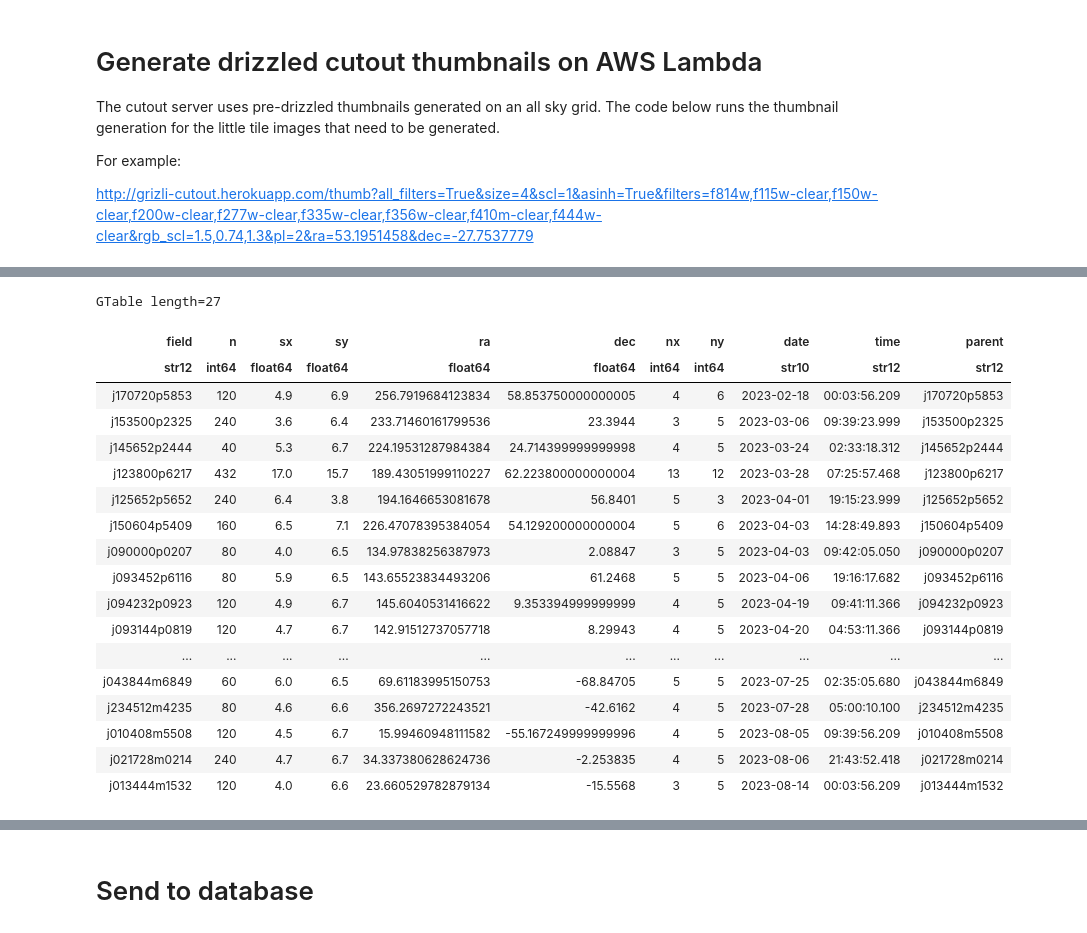
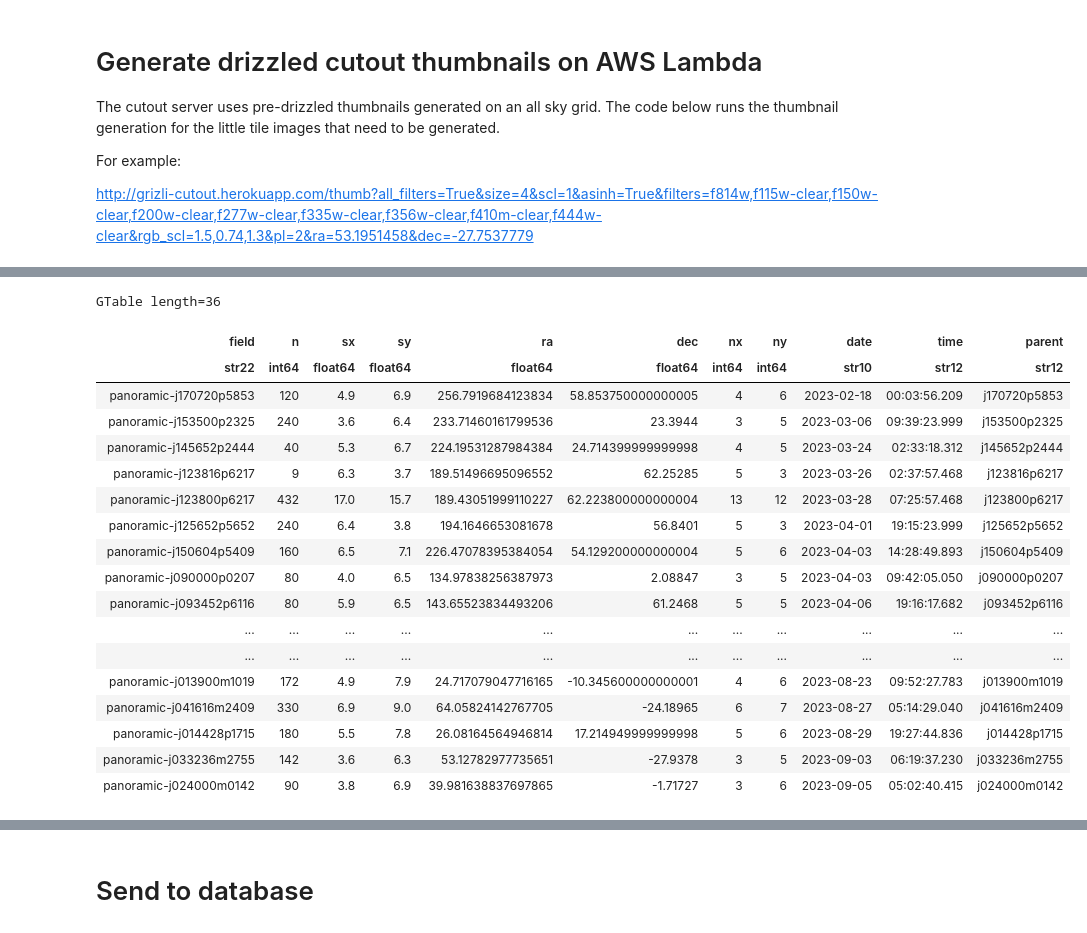
Before and after one commit to gbrammer/panoramic-jwst, a Jupyter notebook: Notebooks/step3-panoramic-mosaics.ipynb, the cells around one changed output, grey strips where cells are left out. Cells and saved outputs as stored; diff of their text form; code cells hidden in the pictures.

```diff
--- a/Notebooks/step3-panoramic-mosaics.ipynb
+++ b/Notebooks/step3-panoramic-mosaics.ipynb
@@ -127,9 +126,9 @@ len(res)
 # %%
 # Compute general footprint for a given field based on NIRCam overlaps
-if False:
+if 0:
     # e.g., MACS0416
 
-    ra, dec = 64.063649, -24.098755
+    ra, dec = 93.968, -57.781
 
     res = db.SQL(f"""select assoc, dataset, filter,
 crval1 as ra, crval2 as dec, footprint as coords,
@@ -695,7 +704,7 @@ Filesystem      Size  Used Avail Use% Mounted on
 Make a markdown file that will be rendered at https://gbrammer.github.io/panoramic-jwst/Mosaics/summary
 # %%
 from grizli.aws import db
-full = db.SQL("""select assoc, crval1, crval2, dataset, filter, detector, exptime, expstart from exposure_files
+full = db.SQL("""select assoc, crval1 as ra, crval2 as dec, dataset, filter, detector, exptime, expstart from exposure_files
 where dataset like 'jw02514%%'
 order by assoc, filter""")
 
@@ -703,18 +712,24 @@ full['parent'] = [a.split('_')[0] for a in full['assoc']]
 
 # Split double field j224612m0527
 test = full['parent'] == 'j224612m0527'
-south = (full['crval2'] < -5.4)
+south = (full['dec'] < -5.4)
 print((test & south).sum(), (test & ~south).sum())
 
 parent = full['parent'].tolist()
 
 for i in np.where(test & south)[0]:
-    parent[i]= utils.radec_to_targname(full['crval1'][test & south].mean(), full['crval2'][test & south].mean())
+    parent[i]= utils.radec_to_targname(full['ra'][test & south].mean(), full['dec'][test & south].mean())
 for i in np.where(test & ~south)[0]:
-    parent[i]= utils.radec_to_targname(full['crval1'][test & ~south].mean(), full['crval2'][test & ~south].mean())
+    parent[i]= utils.radec_to_targname(full['ra'][test & ~south].mean(), full['dec'][test & ~south].mean())
 
 full['parent'] = parent
 
+# Merge MACS0416
+dr = np.sqrt((full['ra']-64.061150)**2 +  (full['dec'] + 24.144900)**2)
+macs0416 = dr < 0.4
+if macs0416.sum() >  0:
+    print(f"Merge {np.unique(full['parent'][macs0416]).tolist()} > 'j041616m2409'")
+    full['parent'][macs0416] = 'j041616m2409'
 
 len(full)
 # %% [output]
@@ -773,17 +788,39 @@ PANORAMIC Fields
 
         if fi == 'j224604m0518':
             MAPURL = "https://s3.amazonaws.com/grizli-v2/ClusterTiles/Map/panoramic-j224612m0527/index.html?coord=341.517,-5.302"
+
         elif fi == 'j224616m0531':
             MAPURL = "https://s3.amazonaws.com/grizli-v2/ClusterTiles/Map/panoramic-j224612m0527/index.html?coord=341.565,-5.520"
+
         elif fi == 'j141932p5254':
             MAPURL = f"https://s3.amazonaws.com/grizli-v2/ClusterTiles/Map/egs-v2/index.html?coord={ra_map:.3f},{dec_map:.3f}"
             note_text = 'EGS'
-        elif fi == 'j123800p6217':
+
+        elif fi.startswith('j123') & ('p62' in fi):
+            # elif fi == 'j123800p6217':
             MAPURL = "https://s3.amazonaws.com/grizli-v2/ClusterTiles/Map/gdn/jwst.html?coord=189.3994832,62.2906066"
             note_text = 'GDN'
-        elif fi == 'j021824m0517':
+
+        elif fi in ('j033236m2755'):
+            note_text = 'GDS'
+            MAPURL = f"https://s3.amazonaws.com/grizli-v2/ClusterTiles/Map/panoramic-{fi}/index.html?coord={ra_map:.3f},{dec_map:.3f}"
+
+        elif fi == 'j021728m0214':
+            note_text = 'XMM/UDS'
+            MAPURL = f"https://s3.amazonaws.com/grizli-v2/ClusterTiles/Map/panoramic-{fi}/index.html?coord={ra_map:.3f},{dec_map:.3f}"
+
+        elif fi in ['j021824m0517','j021744m0518']:
             MAPURL = f"https://s3.amazonaws.com/grizli-v2/ClusterTiles/Map/uds/index.html?coord={ra_map:.3f},{dec_map:.3f}"
             note_text = 'UDS'
+
+        elif fi.startswith('j0416'):
+            note_text = 'MACS0416'
+            MAPURL = f"https://s3.amazonaws.com/grizli-v2/ClusterTiles/Map/panoramic-{fi}/index.html?coord={ra_map:.3f},{dec_map:.3f}"
+
+        elif fi in ['j024000m0142']:
+            note_text = 'Abell370'
+            MAPURL = f"https://s3.amazonaws.com/grizli-v2/ClusterTiles/Map/panoramic-{fi}/index.html?coord={ra_map:.3f},{dec_map:.3f}"
+
         else:
             MAPURL = f"https://s3.amazonaws.com/grizli-v2/ClusterTiles/Map/panoramic-{fi}/index.html?coord={ra_map:.3f},{dec_map:.3f}"
 
@@ -959,36 +982,37 @@ len(field_footprints)
 # %%
 fields = utils.read_catalog('panoramic_fields.txt')
 fields['parent'] = fields['field']
+fields['field'] = [f'panoramic-{f}' for f in fields['field']]
 
 so = np.argsort(fields['date'])
 
 # Shift by half tile to put one NIRCam module in the center of a tile
 xsh = 3.072/60./2.
 
 fields['ra'] -= xsh/np.cos(fields['dec']/180*np.pi)
 fields['dec'] -= xsh
 
 fields[so]
 # %% [output]
-GTable length=27
+GTable length=36
 | field | n | sx | sy | ra | dec | nx | ny | date | time | parent |
-| str12 | int64 | float64 | float64 | float64 | float64 | int64 | int64 | str10 | str12 | str12 |
-| j170720p5853 | 120 | 4.9 | 6.9 | 256.7919684123834 | 58.853750000000005 | 4 | 6 | 2023-02-18 | 00:03:56.209 | j170720p5853 |
-| j153500p2325 | 240 | 3.6 | 6.4 | 233.71460161799536 | 23.3944 | 3 | 5 | 2023-03-06 | 09:39:23.999 | j153500p2325 |
-| j145652p2444 | 40 | 5.3 | 6.7 | 224.19531287984384 | 24.714399999999998 | 4 | 5 | 2023-03-24 | 02:33:18.312 | j145652p2444 |
-| j123800p6217 | 432 | 17.0 | 15.7 | 189.43051999110227 | 62.223800000000004 | 13 | 12 | 2023-03-28 | 07:25:57.468 | j123800p6217 |
-| j125652p5652 | 240 | 6.4 | 3.8 | 194.1646653081678 | 56.8401 | 5 | 3 | 2023-04-01 | 19:15:23.999 | j125652p5652 |
-| j150604p5409 | 160 | 6.5 | 7.1 | 226.47078395384054 | 54.129200000000004 | 5 | 6 | 2023-04-03 | 14:28:49.893 | j150604p5409 |
-| j090000p0207 | 80 | 4.0 | 6.5 | 134.97838256387973 | 2.08847 | 3 | 5 | 2023-04-03 | 09:42:05.050 | j090000p0207 |
-| j093452p6116 | 80 | 5.9 | 6.5 | 143.65523834493206 | 61.2468 | 5 | 5 | 2023-04-06 | 19:16:17.682 | j093452p6116 |
-| j094232p0923 | 120 | 4.9 | 6.7 | 145.6040531416622 | 9.353394999999999 | 4 | 5 | 2023-04-19 | 09:41:11.366 | j094232p0923 |
-| j093144p0819 | 120 | 4.7 | 6.7 | 142.91512737057718 | 8.29943 | 4 | 5 | 2023-04-20 | 04:53:11.366 | j093144p0819 |
+| str22 | int64 | float64 | float64 | float64 | float64 | int64 | int64 | str10 | str12 | str12 |
+| panoramic-j170720p5853 | 120 | 4.9 | 6.9 | 256.7919684123834 | 58.853750000000005 | 4 | 6 | 2023-02-18 | 00:03:56.209 | j170720p5853 |
+| panoramic-j153500p2325 | 240 | 3.6 | 6.4 | 233.71460161799536 | 23.3944 | 3 | 5 | 2023-03-06 | 09:39:23.999 | j153500p2325 |
+| panoramic-j145652p2444 | 40 | 5.3 | 6.7 | 224.19531287984384 | 24.714399999999998 | 4 | 5 | 2023-03-24 | 02:33:18.312 | j145652p2444 |
+| panoramic-j123816p6217 | 9 | 6.3 | 3.7 | 189.51496695096552 | 62.25285 | 5 | 3 | 2023-03-26 | 02:37:57.468 | j123816p6217 |
+| panoramic-j123800p6217 | 432 | 17.0 | 15.7 | 189.43051999110227 | 62.223800000000004 | 13 | 12 | 2023-03-28 | 07:25:57.468 | j123800p6217 |
+| panoramic-j125652p5652 | 240 | 6.4 | 3.8 | 194.1646653081678 | 56.8401 | 5 | 3 | 2023-04-01 | 19:15:23.999 | j125652p5652 |
+| panoramic-j150604p5409 | 160 | 6.5 | 7.1 | 226.47078395384054 | 54.129200000000004 | 5 | 6 | 2023-04-03 | 14:28:49.893 | j150604p5409 |
+| panoramic-j090000p0207 | 80 | 4.0 | 6.5 | 134.97838256387973 | 2.08847 | 3 | 5 | 2023-04-03 | 09:42:05.050 | j090000p0207 |
+| panoramic-j093452p6116 | 80 | 5.9 | 6.5 | 143.65523834493206 | 61.2468 | 5 | 5 | 2023-04-06 | 19:16:17.682 | j093452p6116 |
 | ... | ... | ... | ... | ... | ... | ... | ... | ... | ... | ... |
-| j043844m6849 | 60 | 6.0 | 6.5 | 69.61183995150753 | -68.84705 | 5 | 5 | 2023-07-25 | 02:35:05.680 | j043844m6849 |
-| j234512m4235 | 80 | 4.6 | 6.6 | 356.2697272243521 | -42.6162 | 4 | 5 | 2023-07-28 | 05:00:10.100 | j234512m4235 |
-| j010408m5508 | 120 | 4.5 | 6.7 | 15.99460948111582 | -55.167249999999996 | 4 | 5 | 2023-08-05 | 09:39:56.209 | j010408m5508 |
-| j021728m0214 | 240 | 4.7 | 6.7 | 34.337380628624736 | -2.253835 | 4 | 5 | 2023-08-06 | 21:43:52.418 | j021728m0214 |
-| j013444m1532 | 120 | 4.0 | 6.6 | 23.660529782879134 | -15.5568 | 3 | 5 | 2023-08-14 | 00:03:56.209 | j013444m1532 |
+| ... | ... | ... | ... | ... | ... | ... | ... | ... | ... | ... |
+| panoramic-j013900m1019 | 172 | 4.9 | 7.9 | 24.717079047716165 | -10.345600000000001 | 4 | 6 | 2023-08-23 | 09:52:27.783 | j013900m1019 |
+| panoramic-j041616m2409 | 330 | 6.9 | 9.0 | 64.05824142767705 | -24.18965 | 6 | 7 | 2023-08-27 | 05:14:29.040 | j041616m2409 |
+| panoramic-j014428p1715 | 180 | 5.5 | 7.8 | 26.08164564946814 | 17.214949999999998 | 5 | 6 | 2023-08-29 | 19:27:44.836 | j014428p1715 |
+| panoramic-j033236m2755 | 142 | 3.6 | 6.3 | 53.12782977735651 | -27.9378 | 3 | 5 | 2023-09-03 | 06:19:37.230 | j033236m2755 |
+| panoramic-j024000m0142 | 90 | 3.8 | 6.9 | 39.981638837697865 | -1.71727 | 3 | 6 | 2023-09-05 | 05:02:40.415 | j024000m0142 |
 # %%
 # Look if panoramic fields already have tiles
 coo = np.array([fields['ra'], fields['dec']]).T
```
Also changed, not shown: parts of 20 cells of this notebook, 2 other files.
